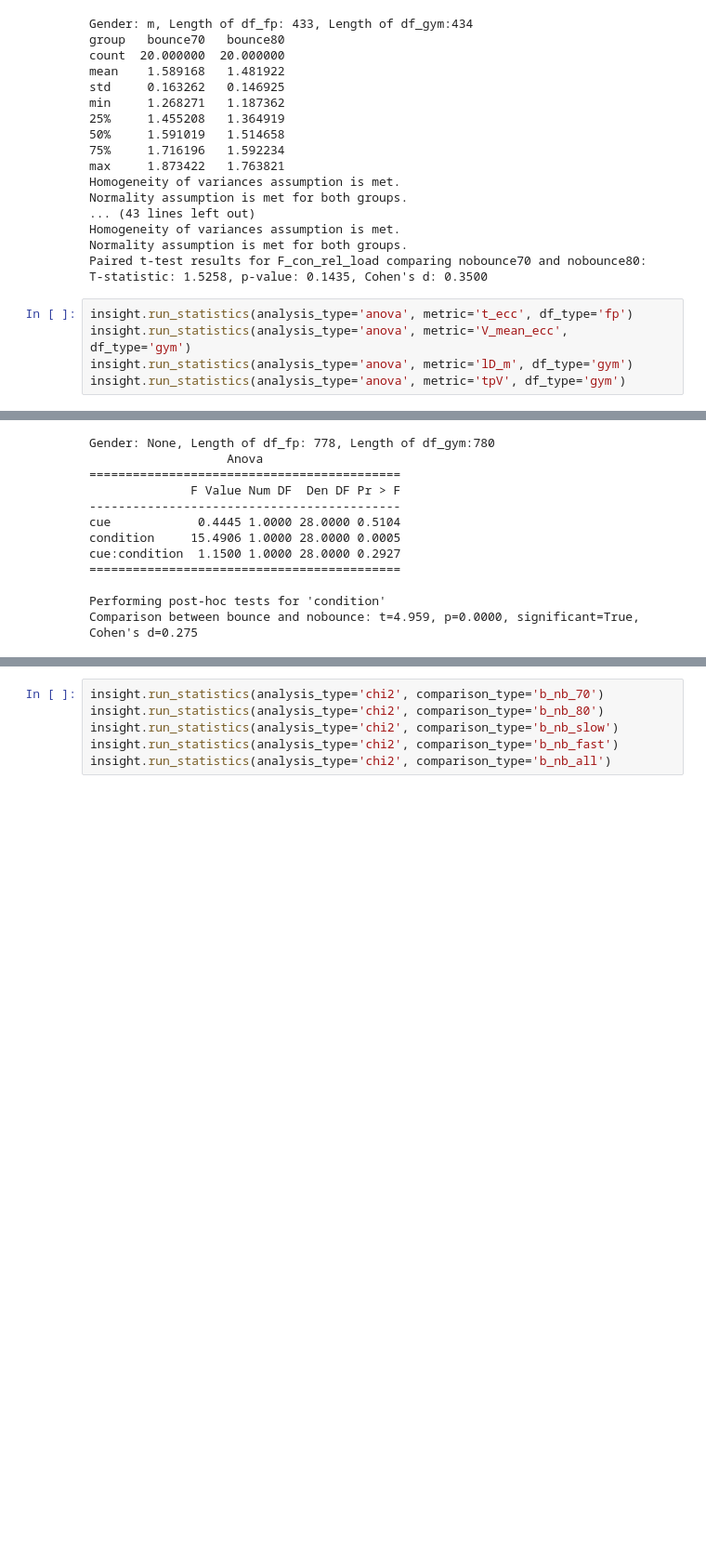
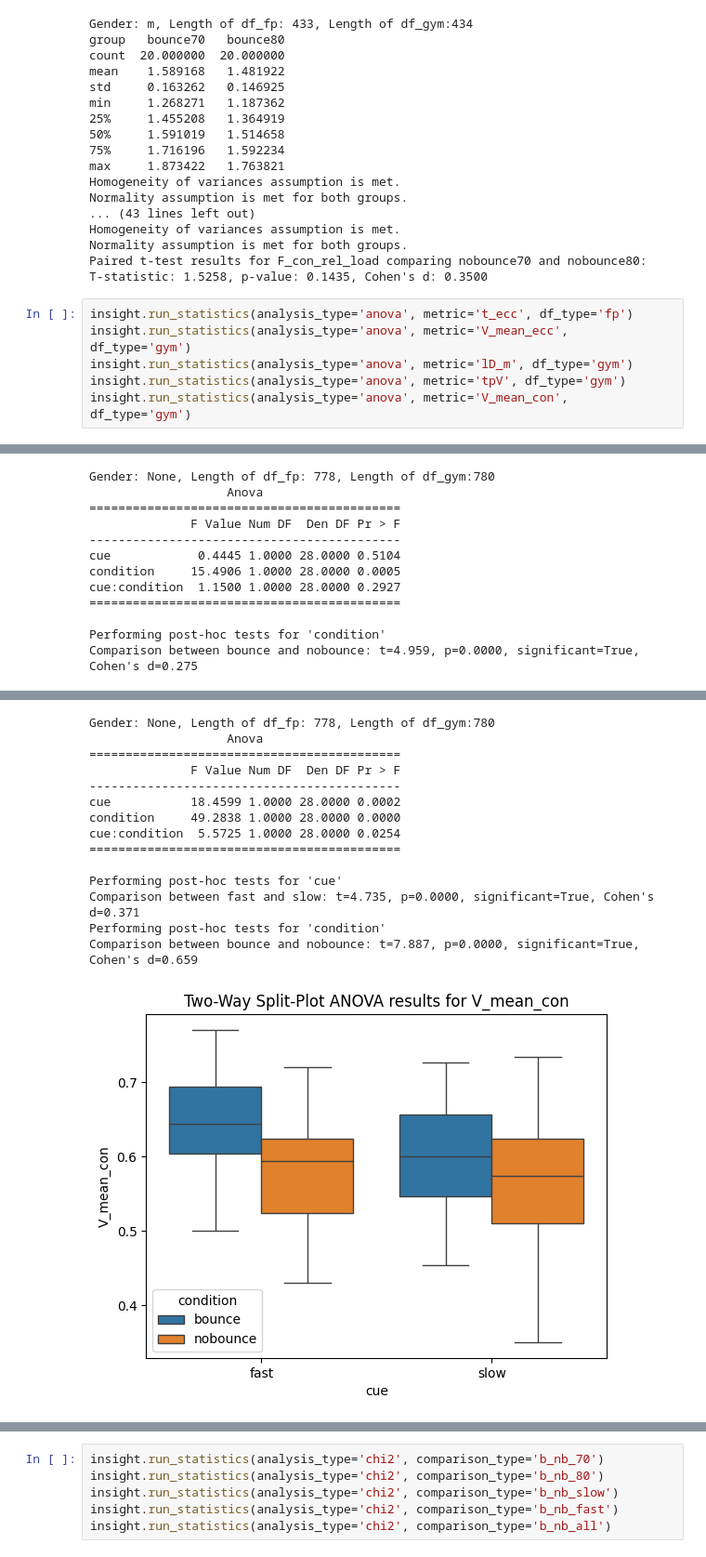
Before and after one commit to loieboi/BounceInsight, a Jupyter notebook: stat.ipynb, the cells around one changed output, grey strips where cells are left out. Shown at 93% size. Cells and saved outputs as stored; diff of their text form; blank space fills up the shorter version.

```diff
--- a/stat.ipynb
+++ b/stat.ipynb
@@ -401,6 +401,7 @@ insight.run_statistics(analysis_type='anova', metric='t_ecc', df_type='fp')
 insight.run_statistics(analysis_type='anova', metric='V_mean_ecc', df_type='gym')
 insight.run_statistics(analysis_type='anova', metric='lD_m', df_type='gym')
 insight.run_statistics(analysis_type='anova', metric='tpV', df_type='gym')
+insight.run_statistics(analysis_type='anova', metric='V_mean_con', df_type='gym')
 # %% [output]
 Gender: None, Length of df_fp: 778, Length of df_gym:780
                    Anova
@@ -433,33 +434,48 @@ Performing post-hoc tests for 'condition'
 Comparison between bounce and nobounce: t=8.287, p=0.0000, significant=True, Cohen's d=0.482
 [figure]
 Gender: None, Length of df_fp: 778, Length of df_gym:780
                    Anova
 ===========================================
               F Value Num DF  Den DF Pr > F
 -------------------------------------------
 cue            0.4445 1.0000 28.0000 0.5104
 condition     15.4906 1.0000 28.0000 0.0005
 cue:condition  1.1500 1.0000 28.0000 0.2927
 ===========================================
 
 Performing post-hoc tests for 'condition'
 Comparison between bounce and nobounce: t=4.959, p=0.0000, significant=True, Cohen's d=0.275
 [figure]
 Gender: None, Length of df_fp: 778, Length of df_gym:780
                    Anova
 ===========================================
               F Value Num DF  Den DF Pr > F
 -------------------------------------------
 cue           21.3777 1.0000 28.0000 0.0001
 condition     13.7498 1.0000 28.0000 0.0009
 cue:condition  4.1984 1.0000 28.0000 0.0499
 ===========================================
 
 Performing post-hoc tests for 'cue'
 Comparison between fast and slow: t=-4.565, p=0.0000, significant=True, Cohen's d=-0.323
 Performing post-hoc tests for 'condition'
 Comparison between bounce and nobounce: t=-4.448, p=0.0000, significant=True, Cohen's d=-0.424
 [figure]
+Gender: None, Length of df_fp: 778, Length of df_gym:780
+                   Anova
+===========================================
+              F Value Num DF  Den DF Pr > F
+-------------------------------------------
+cue           18.4599 1.0000 28.0000 0.0002
+condition     49.2838 1.0000 28.0000 0.0000
+cue:condition  5.5725 1.0000 28.0000 0.0254
+===========================================
+
+Performing post-hoc tests for 'cue'
+Comparison between fast and slow: t=4.735, p=0.0000, significant=True, Cohen's d=0.371
+Performing post-hoc tests for 'condition'
+Comparison between bounce and nobounce: t=7.887, p=0.0000, significant=True, Cohen's d=0.659
+[figure, added]
 # %%
 insight.run_statistics(analysis_type='anova', metric='t_ecc', df_type='fp', gender = 'f')
 insight.run_statistics(analysis_type='anova', metric='V_mean_ecc', df_type='gym', gender = 'f')
```
Also changed, not shown: parts of 2 cells of this notebook.
